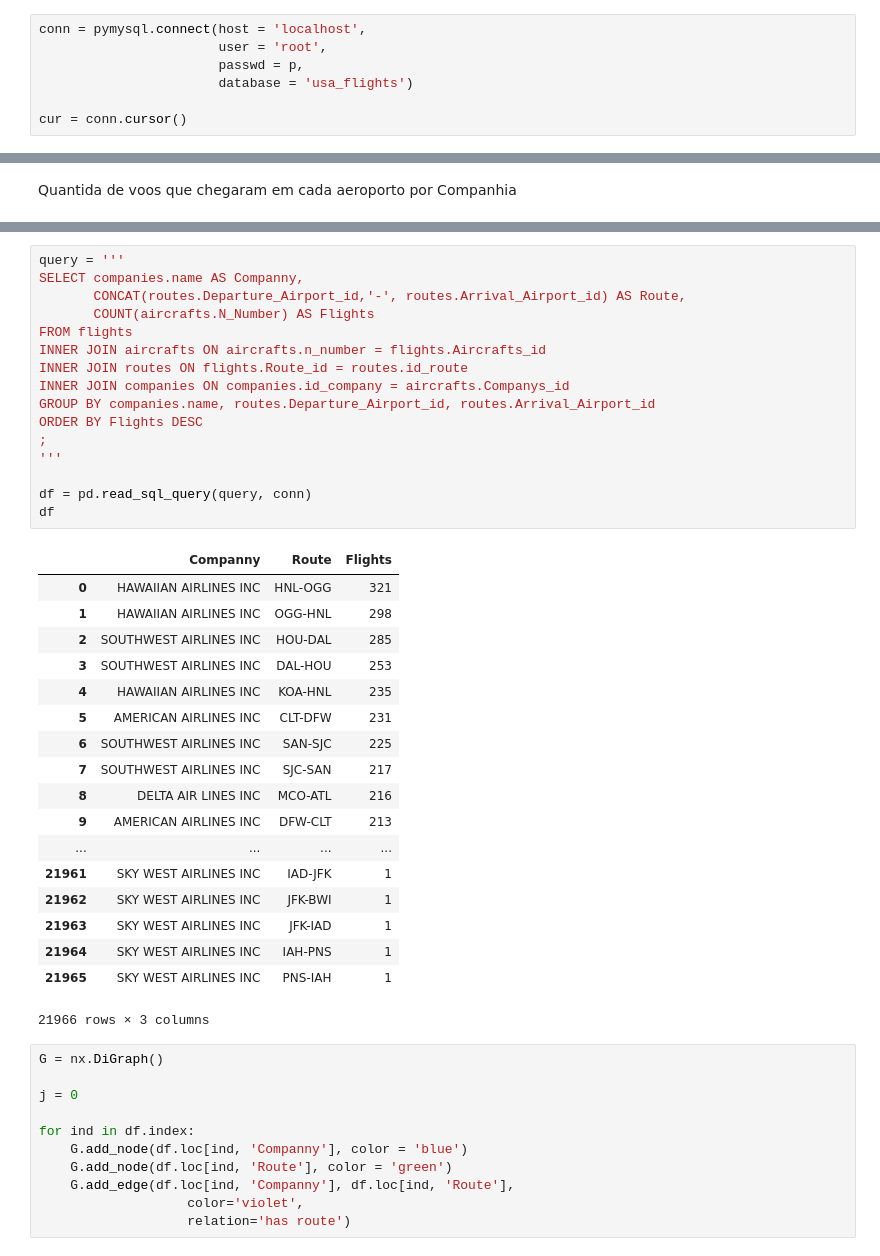
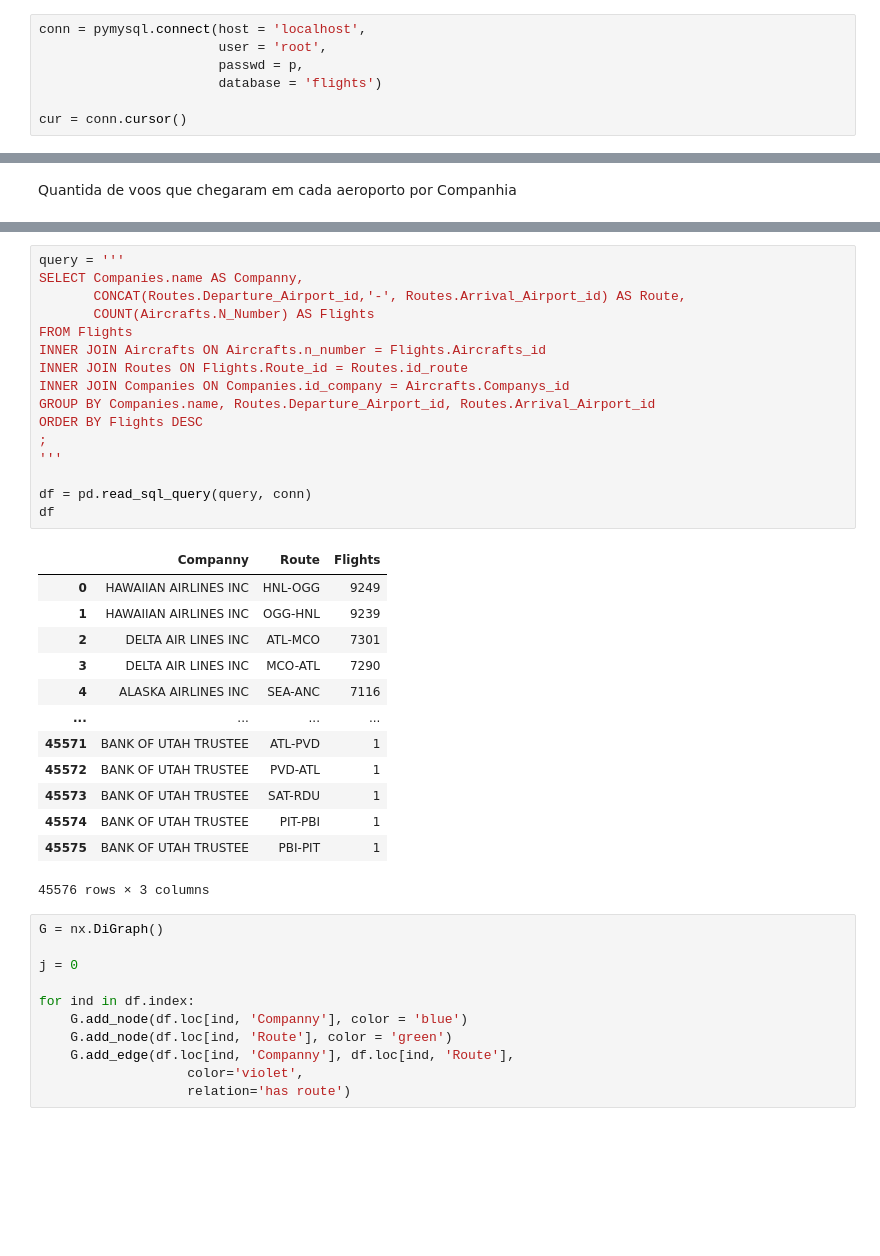
Before and after one commit to IgorMichels/USA_Flights_Graphs, a Jupyter notebook: Teste NetworkX.ipynb, the cells around one changed output, grey strips where cells are left out. Cells and saved outputs as stored; diff of their text form; blank space fills up the shorter version.

```diff
--- a/Teste NetworkX.ipynb
+++ b/Teste NetworkX.ipynb
@@ -28,7 +48,7 @@ Quantidade de aeronaves por Companhia
 conn = pymysql.connect(host = 'localhost',
                        user = 'root',
                        passwd = p,
-                       database = 'usa_flights')
+                       database = 'flights')
 
 cur = conn.cursor()
 # %%
@@ -174,38 +174,33 @@ pd.read_sql_query(query, conn)
 # %%
 query = '''
-SELECT companies.name AS Companny,
-       CONCAT(routes.Departure_Airport_id,'-', routes.Arrival_Airport_id) AS Route,
-       COUNT(aircrafts.N_Number) AS Flights
-FROM flights
-INNER JOIN aircrafts ON aircrafts.n_number = flights.Aircrafts_id
-INNER JOIN routes ON flights.Route_id = routes.id_route
-INNER JOIN companies ON companies.id_company = aircrafts.Companys_id
-GROUP BY companies.name, routes.Departure_Airport_id, routes.Arrival_Airport_id
+SELECT Companies.name AS Companny,
+       CONCAT(Routes.Departure_Airport_id,'-', Routes.Arrival_Airport_id) AS Route,
+       COUNT(Aircrafts.N_Number) AS Flights
+FROM Flights
+INNER JOIN Aircrafts ON Aircrafts.n_number = Flights.Aircrafts_id
+INNER JOIN Routes ON Flights.Route_id = Routes.id_route
+INNER JOIN Companies ON Companies.id_company = Aircrafts.Companys_id
+GROUP BY Companies.name, Routes.Departure_Airport_id, Routes.Arrival_Airport_id
 ORDER BY Flights DESC
 ;
 '''
 
 df = pd.read_sql_query(query, conn)
 df
 # %% [output]
 |  | Companny | Route | Flights |
-| 0 | HAWAIIAN AIRLINES INC | HNL-OGG | 321 |
-| 1 | HAWAIIAN AIRLINES INC | OGG-HNL | 298 |
-| 2 | SOUTHWEST AIRLINES INC | HOU-DAL | 285 |
-| 3 | SOUTHWEST AIRLINES INC | DAL-HOU | 253 |
-| 4 | HAWAIIAN AIRLINES INC | KOA-HNL | 235 |
-| 5 | AMERICAN AIRLINES INC | CLT-DFW | 231 |
-| 6 | SOUTHWEST AIRLINES INC | SAN-SJC | 225 |
-| 7 | SOUTHWEST AIRLINES INC | SJC-SAN | 217 |
-| 8 | DELTA AIR LINES INC | MCO-ATL | 216 |
-| 9 | AMERICAN AIRLINES INC | DFW-CLT | 213 |
+| 0 | HAWAIIAN AIRLINES INC | HNL-OGG | 9249 |
+| 1 | HAWAIIAN AIRLINES INC | OGG-HNL | 9239 |
+| 2 | DELTA AIR LINES INC | ATL-MCO | 7301 |
+| 3 | DELTA AIR LINES INC | MCO-ATL | 7290 |
+| 4 | ALASKA AIRLINES INC | SEA-ANC | 7116 |
 | ... | ... | ... | ... |
-| 21961 | SKY WEST AIRLINES INC | IAD-JFK | 1 |
-| 21962 | SKY WEST AIRLINES INC | JFK-BWI | 1 |
-| 21963 | SKY WEST AIRLINES INC | JFK-IAD | 1 |
-| 21964 | SKY WEST AIRLINES INC | IAH-PNS | 1 |
-| 21965 | SKY WEST AIRLINES INC | PNS-IAH | 1 |
+| 45571 | BANK OF UTAH TRUSTEE | ATL-PVD | 1 |
+| 45572 | BANK OF UTAH TRUSTEE | PVD-ATL | 1 |
+| 45573 | BANK OF UTAH TRUSTEE | SAT-RDU | 1 |
+| 45574 | BANK OF UTAH TRUSTEE | PIT-PBI | 1 |
+| 45575 | BANK OF UTAH TRUSTEE | PBI-PIT | 1 |
-21966 rows × 3 columns
+45576 rows × 3 columns
 # %%
 G = nx.DiGraph()
 
```
Also changed, not shown: parts of 8 cells of this notebook.
